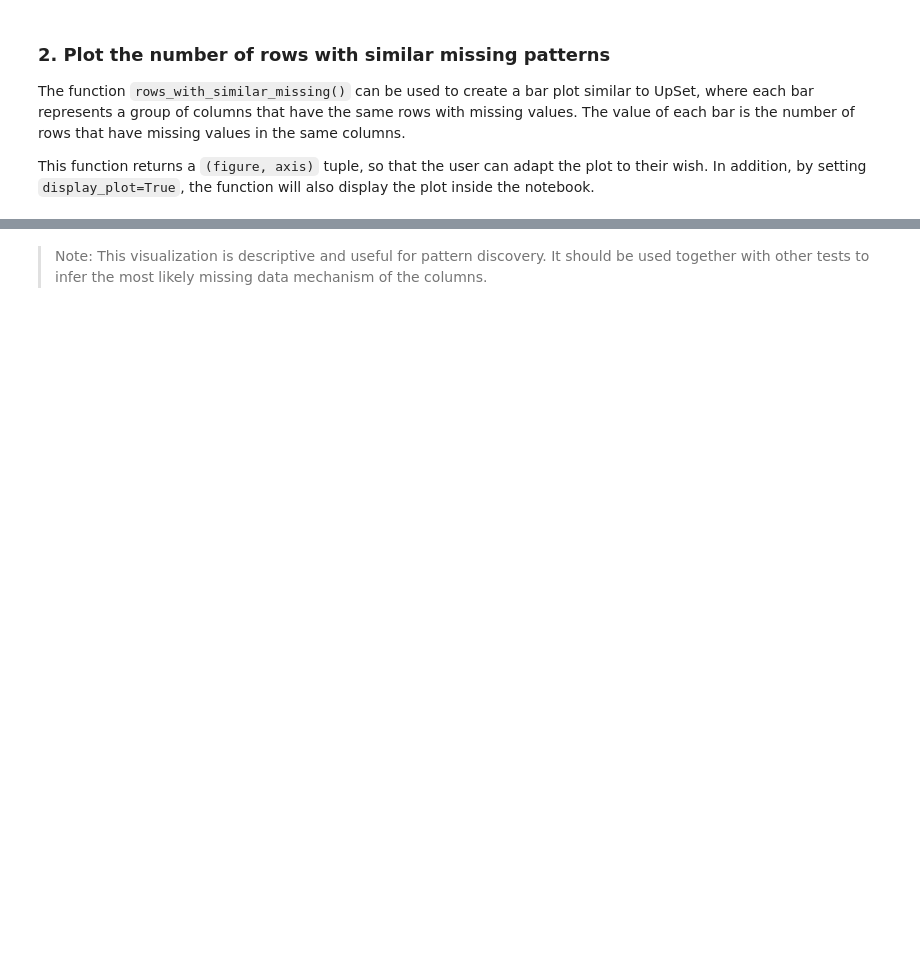
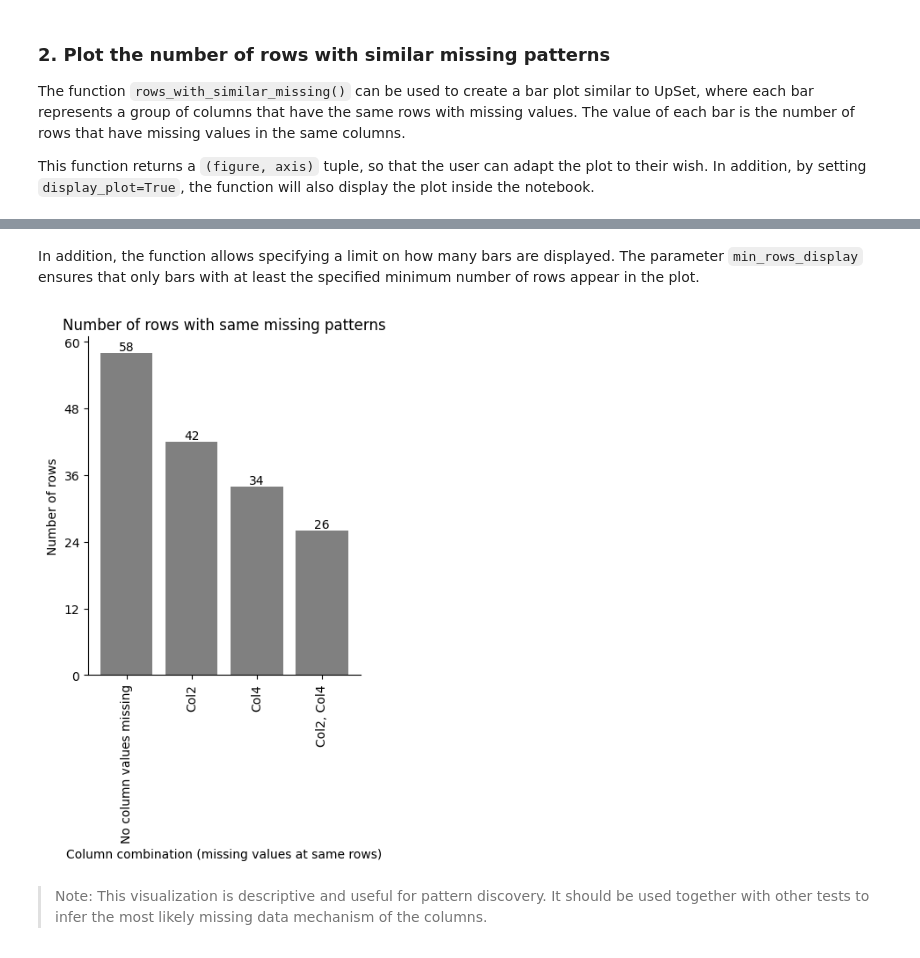
Before and after one commit to Ti-n-a/mechanism_viewer, a Jupyter notebook: examples/use_viewer_upset.ipynb, the cells around one changed output, grey strips where cells are left out. Saved outputs shown, nothing was run; the diff lists cells and outputs as text; code cells hidden in the pictures; blank space fills up the shorter version.

```diff
--- a/examples/use_viewer_upset.ipynb
+++ b/examples/use_viewer_upset.ipynb
@@ -41,2 +41,8 @@ fig_similar_miss, ax_similar_miss = rows_with_similar_missing(data, display_plot
+# %% [markdown]
+In addition, the function allows specifying a limit on how many bars are displayed. The parameter ``min_rows_display`` ensures that only bars with at least the specified minimum number of rows appear in the plot.
+# %%
+fig_similar_miss, ax_similar_miss = rows_with_similar_missing(data, min_rows_display=20, display_plot=True)
+# %% [output]
+[figure, added]
 # %% [markdown]
 > Note: This visualization is descriptive and useful for pattern discovery. It should be used together with other tests to infer the most likely missing data mechanism of the columns.
```
Also changed, not shown: parts of 2 cells of this notebook, 5 other files.
